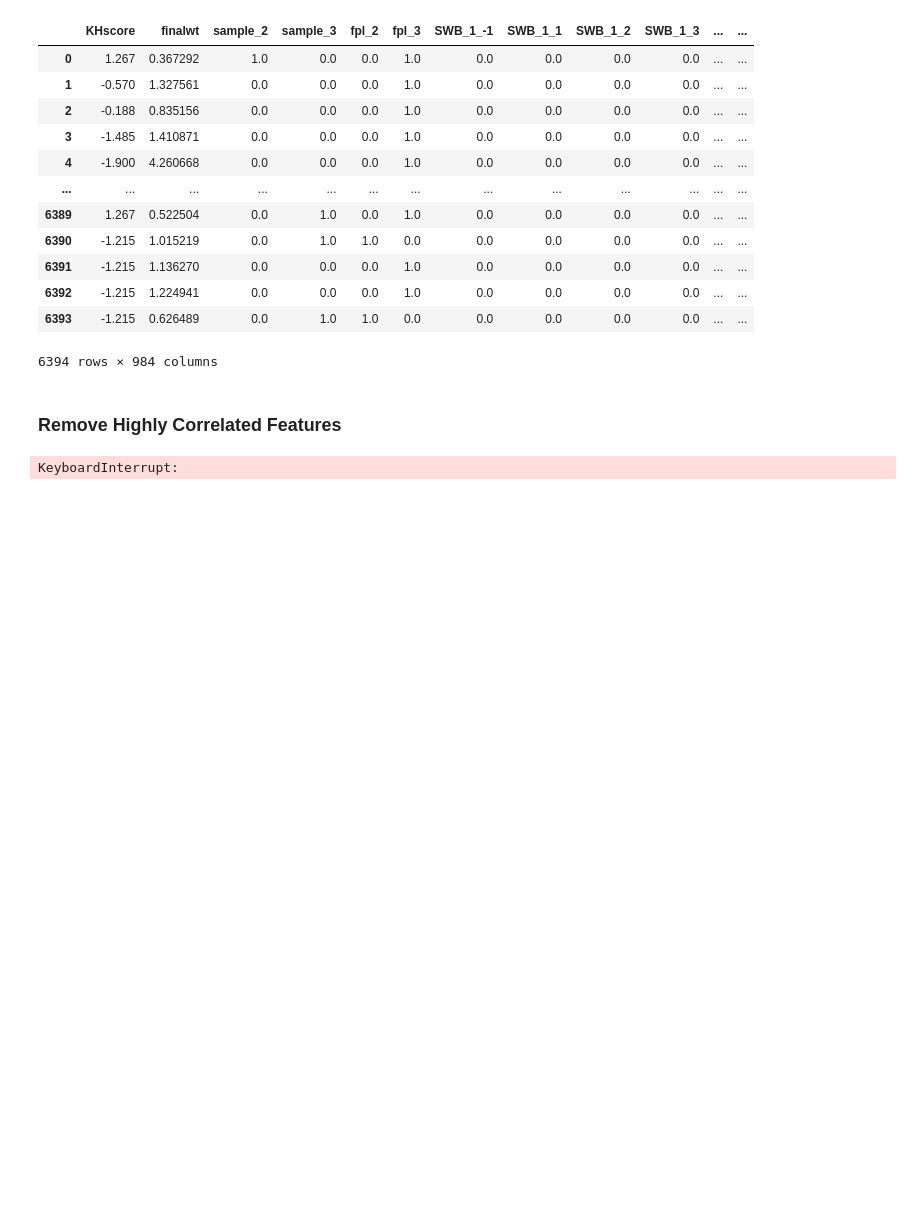
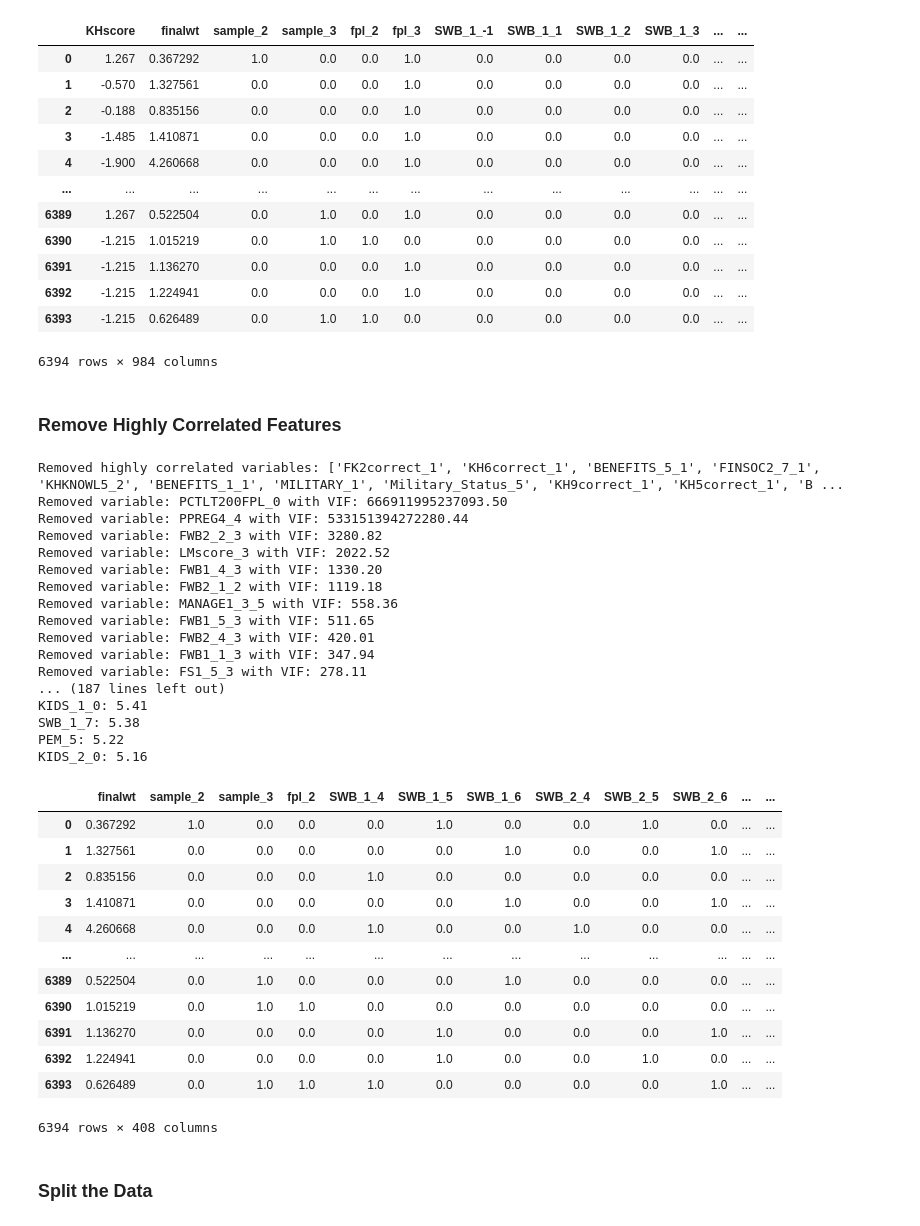
Before and after one commit to itsGarrin/prepaid-card-marketing, a Jupyter notebook: notebook/prepaid-card-marketing.ipynb, the cells around one changed output. Drawn from its saved outputs; the diff is of its cells as text; code cells hidden in the pictures; blank space fills up the shorter version.

```diff
--- a/notebook/prepaid-card-marketing.ipynb
+++ b/notebook/prepaid-card-marketing.ipynb
@@ -149,7 +156,38 @@ X
 ### Remove Highly Correlated Features
 # %%
 # remove columns with high multicollinearity
-X_vif = utils.calculate_vif(X, threshold=5)
+X_vif = utils.calculate_vif(X, correlation_threshold=0.9, variance_threshold=0.05)
 X_vif
 # %% [output]
-KeyboardInterrupt:
+Removed highly correlated variables: ['FK2correct_1', 'KH6correct_1', 'BENEFITS_5_1', 'FINSOC2_7_1', 'KHKNOWL5_2', 'BENEFITS_1_1', 'MILITARY_1', 'Military_Status_5', 'KH9correct_1', 'KH5correct_1', 'B ...
+Removed variable: PCTLT200FPL_0 with VIF: 666911995237093.50
+Removed variable: PPREG4_4 with VIF: 533151394272280.44
+Removed variable: FWB2_2_3 with VIF: 3280.82
+Removed variable: LMscore_3 with VIF: 2022.52
+Removed variable: FWB1_4_3 with VIF: 1330.20
+Removed variable: FWB2_1_2 with VIF: 1119.18
+Removed variable: MANAGE1_3_5 with VIF: 558.36
+Removed variable: FWB1_5_3 with VIF: 511.65
+Removed variable: FWB2_4_3 with VIF: 420.01
+Removed variable: FWB1_1_3 with VIF: 347.94
+Removed variable: FS1_5_3 with VIF: 278.11
+... (187 lines left out)
+KIDS_1_0: 5.41
+SWB_1_7: 5.38
+PEM_5: 5.22
+KIDS_2_0: 5.16
+|  | finalwt | sample_2 | sample_3 | fpl_2 | SWB_1_4 | SWB_1_5 | SWB_1_6 | SWB_2_4 | SWB_2_5 | SWB_2_6 | ... | ... |
+| 0 | 0.367292 | 1.0 | 0.0 | 0.0 | 0.0 | 1.0 | 0.0 | 0.0 | 1.0 | 0.0 | ... | ... |
+| 1 | 1.327561 | 0.0 | 0.0 | 0.0 | 0.0 | 0.0 | 1.0 | 0.0 | 0.0 | 1.0 | ... | ... |
+| 2 | 0.835156 | 0.0 | 0.0 | 0.0 | 1.0 | 0.0 | 0.0 | 0.0 | 0.0 | 0.0 | ... | ... |
+| 3 | 1.410871 | 0.0 | 0.0 | 0.0 | 0.0 | 0.0 | 1.0 | 0.0 | 0.0 | 1.0 | ... | ... |
+| 4 | 4.260668 | 0.0 | 0.0 | 0.0 | 1.0 | 0.0 | 0.0 | 1.0 | 0.0 | 0.0 | ... | ... |
+| ... | ... | ... | ... | ... | ... | ... | ... | ... | ... | ... | ... | ... |
+| 6389 | 0.522504 | 0.0 | 1.0 | 0.0 | 0.0 | 0.0 | 1.0 | 0.0 | 0.0 | 0.0 | ... | ... |
+| 6390 | 1.015219 | 0.0 | 1.0 | 1.0 | 0.0 | 0.0 | 0.0 | 0.0 | 0.0 | 0.0 | ... | ... |
+| 6391 | 1.136270 | 0.0 | 0.0 | 0.0 | 0.0 | 1.0 | 0.0 | 0.0 | 0.0 | 1.0 | ... | ... |
+| 6392 | 1.224941 | 0.0 | 0.0 | 0.0 | 0.0 | 1.0 | 0.0 | 0.0 | 1.0 | 0.0 | ... | ... |
+| 6393 | 0.626489 | 0.0 | 1.0 | 1.0 | 1.0 | 0.0 | 0.0 | 0.0 | 0.0 | 1.0 | ... | ... |
+6394 rows × 408 columns
+# %% [markdown]
+### Split the Data
```
Also changed, not shown: parts of 8 cells of this notebook, 1 other file.
